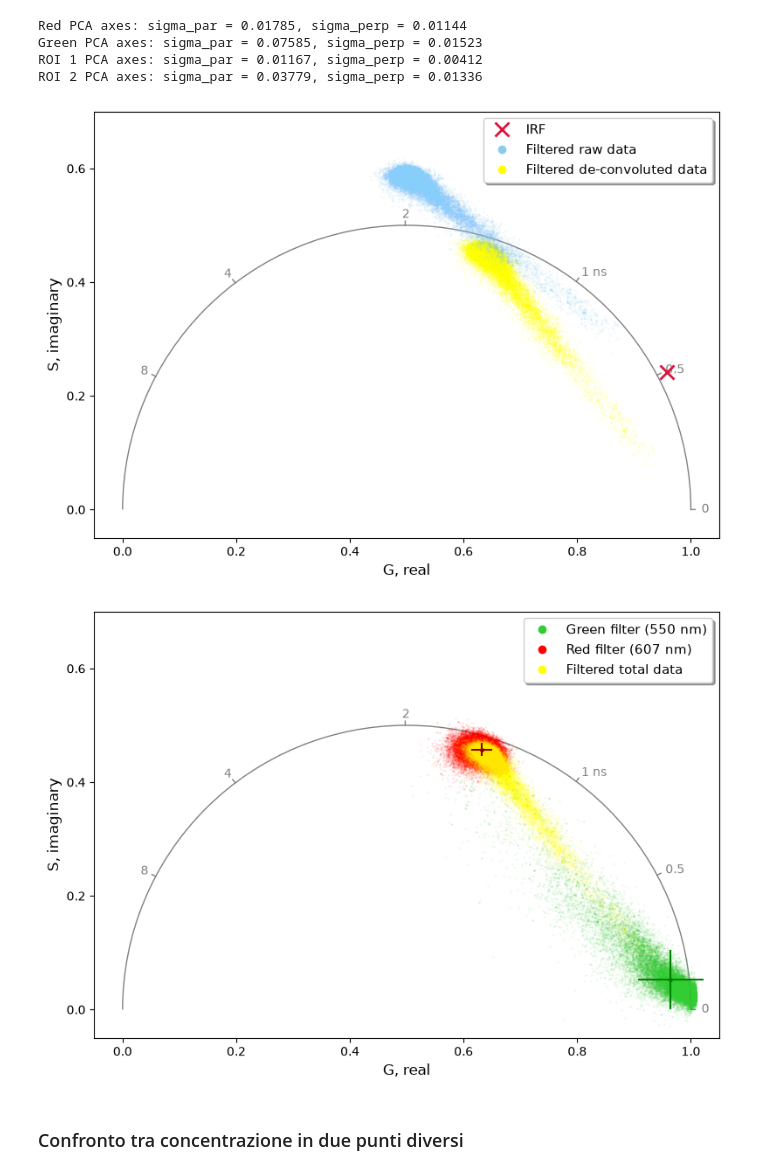
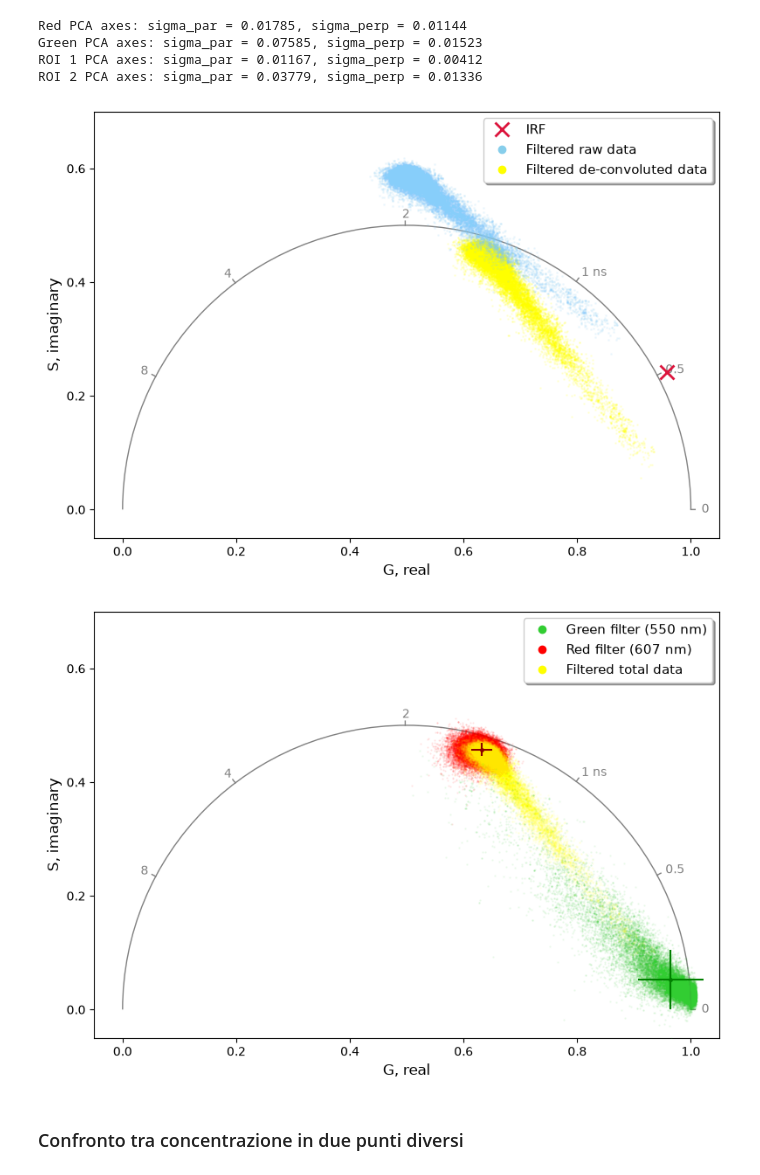
Before and after one commit to BotSas/Tesi_2026, a Jupyter notebook: main2.ipynb, the cells around one changed output. Saved outputs shown, nothing was run; the diff lists cells and outputs as text; code cells hidden in the pictures.

```diff
--- a/main2.ipynb
+++ b/main2.ipynb
@@ -255,7 +255,7 @@ red_mc_covariance = np.diag(red_std ** 2)  # forces covariance to zero (will try
 points_plot1 = [
     {
         'G': G_emb_raw, 'S': S_emb_raw, 'color': 'lightskyblue',
-        'marker': '.', 'markersize': 2, 'alpha': 0.05, 'linestyle': 'None', 'zorder': 6
+        'marker': '.', 'markersize': 2, 'alpha': 0.1, 'linestyle': 'None', 'zorder': 6
     },
     # {
     #     'G': float(np.nanmean(G_emb_raw)), 'S': float(np.nanmean(S_emb_raw)),
@@ -264,7 +264,7 @@ points_plot1 = [
     # },
     {
         'G': G_emb_cal, 'S': S_emb_cal, 'color': 'yellow',
-        'marker': '.', 'markersize': 2, 'alpha': 0.05, 'linestyle': 'None', 'zorder': 5
+        'marker': '.', 'markersize': 2, 'alpha': 0.1, 'linestyle': 'None', 'zorder': 5
     },
     #{
     #     'G': float(np.nanmean(G_emb_cal)), 'S': float(np.nanmean(S_emb_cal)),
@@ -315,34 +315,34 @@ points_plot2 = [
         'G': A[0], 'S': A[1],
         'xerr': std_red_G, 'yerr': std_red_S, 'color': 'darkred',
         'marker': '.', 'markersize': 5, 'linestyle': 'None', 'zorder': 8
     },
     {
         'G': B[0], 'S': B[1],
         'xerr': std_green_G, 'yerr': std_green_S, 'color': 'green',
         'marker': '.', 'markersize': 5, 'linestyle': 'None', 'zorder': 8
     },
 
     # DUMMY POINT(S) FOR LEGEND LEGIBILITY
     {
         'G': [np.nan], 'S': [np.nan],
         'label': 'Green filter (550 nm)', 'color': 'limegreen',
         'marker': '.', 'markersize': 12, 'alpha': 1.0, 'linestyle': 'None'
     },
     {
         'G': [np.nan], 'S': [np.nan],
         'label': 'Red filter (607 nm)', 'color': 'red',
         'marker': '.', 'markersize': 12, 'alpha': 1.0, 'linestyle': 'None'
     },
         {
         'G': [np.nan], 'S': [np.nan],
         'label': 'Filtered total data', 'color': 'yellow',
         'marker': '.', 'markersize': 12, 'alpha': 1.0, 'linestyle': 'None'
     }
 ]
 
 phplt.universal_phasor_plot(T_laser = T_laser, points = points_plot2)
 # %% [output]
-[figure, old version]
+[figure, new version]
 [figure]
 # %% [markdown]
 <h3> Confronto tra concentrazione in due punti diversi
```
Also changed, not shown: parts of 4 cells of this notebook, 17 other files.
